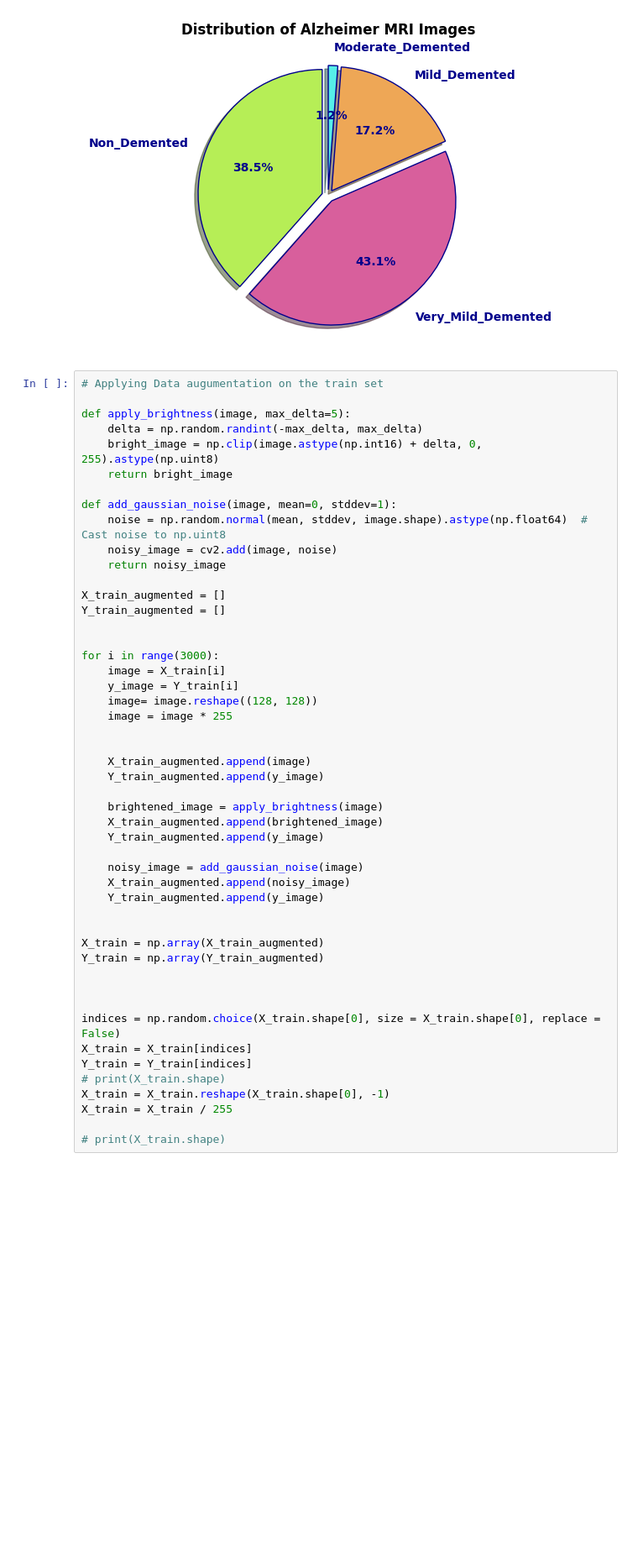
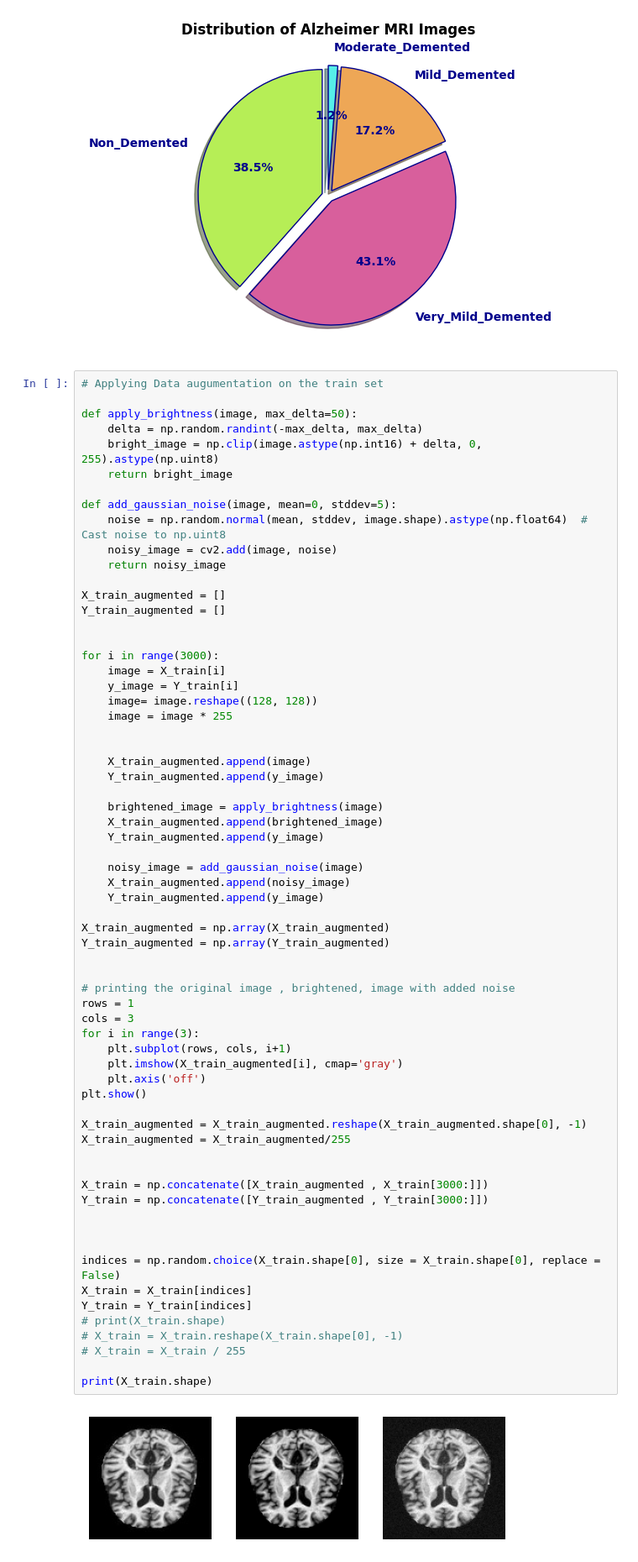
Before and after one commit to Aaryakhandelwal/Alzheimer-Prediction-through-MRI-scans, a Jupyter notebook: code.ipynb, the cells around one changed output. Shown at 84% size. Drawn from its saved outputs; the diff is of its cells as text; blank space fills up the shorter version.

```diff
--- a/code.ipynb
+++ b/code.ipynb
@@ -115,12 +116,12 @@ Text(0.5, 1.0, 'Distribution of Alzheimer MRI Images')
 # %%
 # Applying Data augumentation on the train set
 
-def apply_brightness(image, max_delta=5):
+def apply_brightness(image, max_delta=50):
     delta = np.random.randint(-max_delta, max_delta)
     bright_image = np.clip(image.astype(np.int16) + delta, 0, 255).astype(np.uint8)
     return bright_image
 
-def add_gaussian_noise(image, mean=0, stddev=1):
+def add_gaussian_noise(image, mean=0, stddev=5):
     noise = np.random.normal(mean, stddev, image.shape).astype(np.float64)  # Cast noise to np.uint8
     noisy_image = cv2.add(image, noise)
     return noisy_image
@@ -129,35 +130,53 @@ X_train_augmented = []
 Y_train_augmented = []
 
 
 for i in range(3000):
     image = X_train[i]
     y_image = Y_train[i]
     image= image.reshape((128, 128))
     image = image * 255
 
 
     X_train_augmented.append(image)
     Y_train_augmented.append(y_image)
 
     brightened_image = apply_brightness(image)
     X_train_augmented.append(brightened_image)
     Y_train_augmented.append(y_image)
 
     noisy_image = add_gaussian_noise(image)
     X_train_augmented.append(noisy_image)
     Y_train_augmented.append(y_image)
 
+X_train_augmented = np.array(X_train_augmented)
+Y_train_augmented = np.array(Y_train_augmented)
 
-X_train = np.array(X_train_augmented)
-Y_train = np.array(Y_train_augmented)
+
+# printing the original image , brightened, image with added noise
+rows = 1
+cols = 3
+for i in range(3):
+    plt.subplot(rows, cols, i+1)
+    plt.imshow(X_train_augmented[i], cmap='gray')
+    plt.axis('off')
+plt.show()
+
+X_train_augmented = X_train_augmented.reshape(X_train_augmented.shape[0], -1)
+X_train_augmented = X_train_augmented/255
+
+
+X_train = np.concatenate([X_train_augmented , X_train[3000:]])
+Y_train = np.concatenate([Y_train_augmented , Y_train[3000:]])
 
 
 
 indices = np.random.choice(X_train.shape[0], size = X_train.shape[0], replace = False)
 X_train = X_train[indices]
 Y_train = Y_train[indices]
 # print(X_train.shape)
-X_train = X_train.reshape(X_train.shape[0], -1)
-X_train = X_train / 255
+# X_train = X_train.reshape(X_train.shape[0], -1)
+# X_train = X_train / 255
 
-# print(X_train.shape)
+print(X_train.shape)
+# %% [output]
+[figure, added]
```
Also changed, not shown: parts of 10 cells of this notebook.
